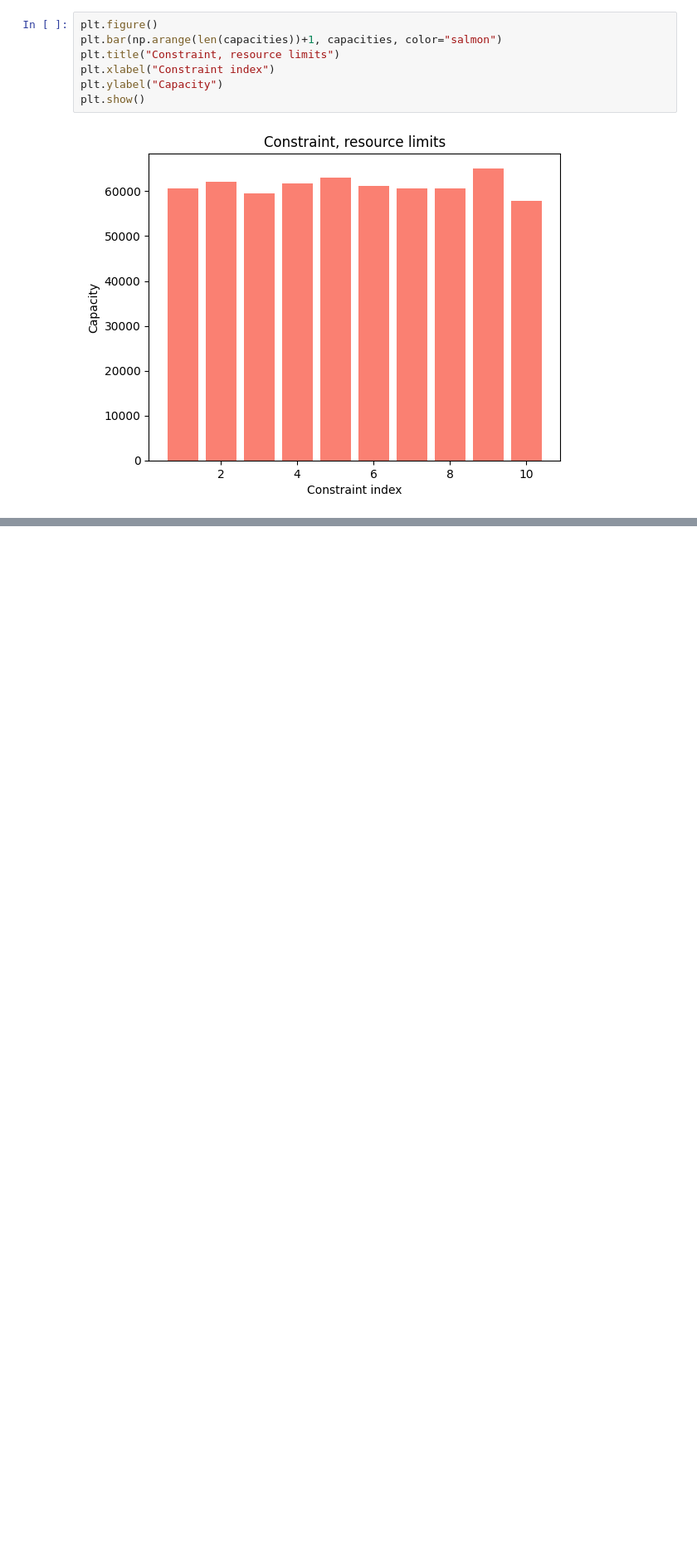
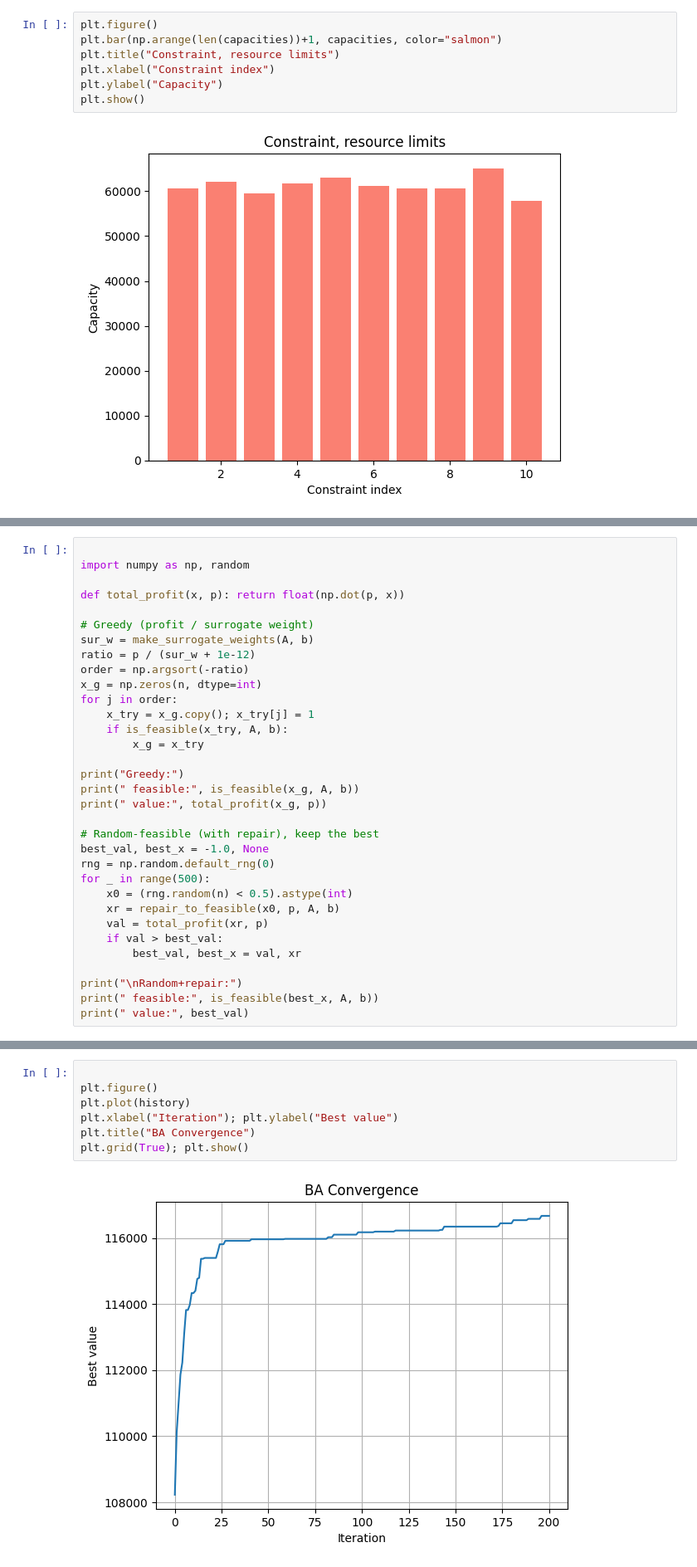
Before and after one commit to jofa016/ACIT4610---Final-Group-Project, a Jupyter notebook: Knapsack_Jo.ipynb, the cells around one changed output, grey strips where cells are left out. Shown at 83% size. Saved outputs shown, nothing was run; the diff lists cells and outputs as text; blank space fills up the shorter version.

```diff
--- a/Knapsack_Jo.ipynb
+++ b/Knapsack_Jo.ipynb
@@ -178,0 +234,33 @@ plt.show()
+# %%
+
+import numpy as np, random
+
+def total_profit(x, p): return float(np.dot(p, x))
+
+# Greedy (profit / surrogate weight)
+sur_w = make_surrogate_weights(A, b)
+ratio = p / (sur_w + 1e-12)
+order = np.argsort(-ratio)
+x_g = np.zeros(n, dtype=int)
+for j in order:
+    x_try = x_g.copy(); x_try[j] = 1
+    if is_feasible(x_try, A, b):
+        x_g = x_try
+
+print("Greedy:")
+print(" feasible:", is_feasible(x_g, A, b))
+print(" value:", total_profit(x_g, p))
+
+# Random-feasible (with repair), keep the best
+best_val, best_x = -1.0, None
+rng = np.random.default_rng(0)
+for _ in range(500):
+    x0 = (rng.random(n) < 0.5).astype(int)
+    xr = repair_to_feasible(x0, p, A, b)
+    val = total_profit(xr, p)
+    if val > best_val:
+        best_val, best_x = val, xr
+
+print("\nRandom+repair:")
+print(" feasible:", is_feasible(best_x, A, b))
+print(" value:", best_val)
@@ -178,0 +360,9 @@ plt.show()
+# %%
+
+plt.figure()
+plt.plot(history)
+plt.xlabel("Iteration"); plt.ylabel("Best value")
+plt.title("BA Convergence")
+plt.grid(True); plt.show()
+# %% [output]
+[figure, added]
```
Also changed, not shown: parts of 9 cells of this notebook.
